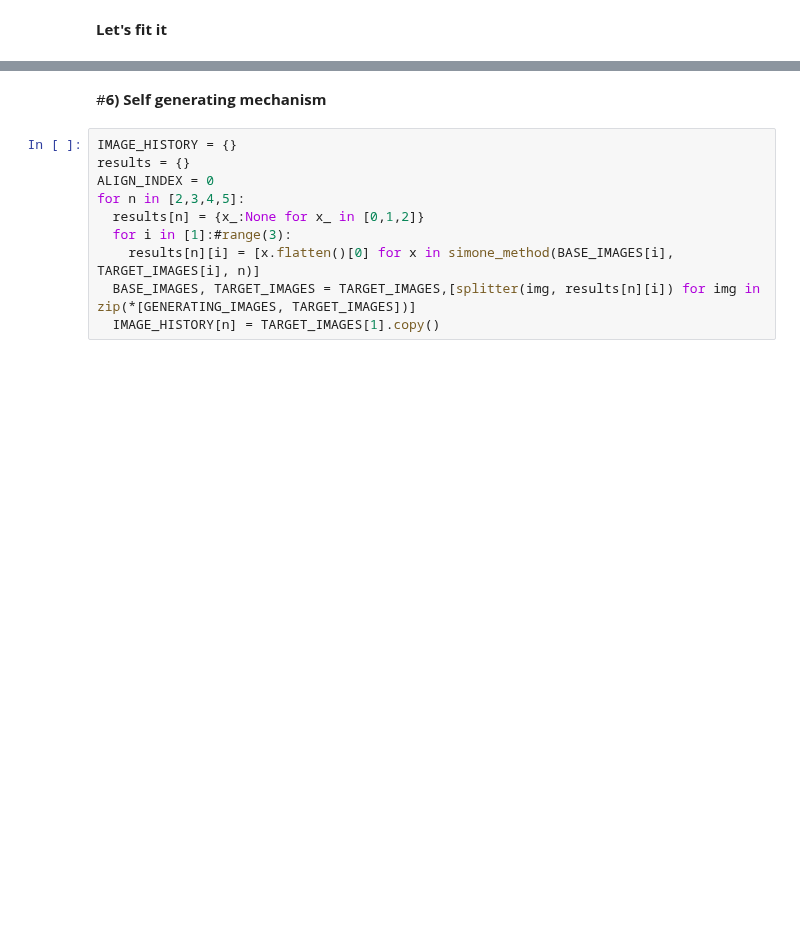
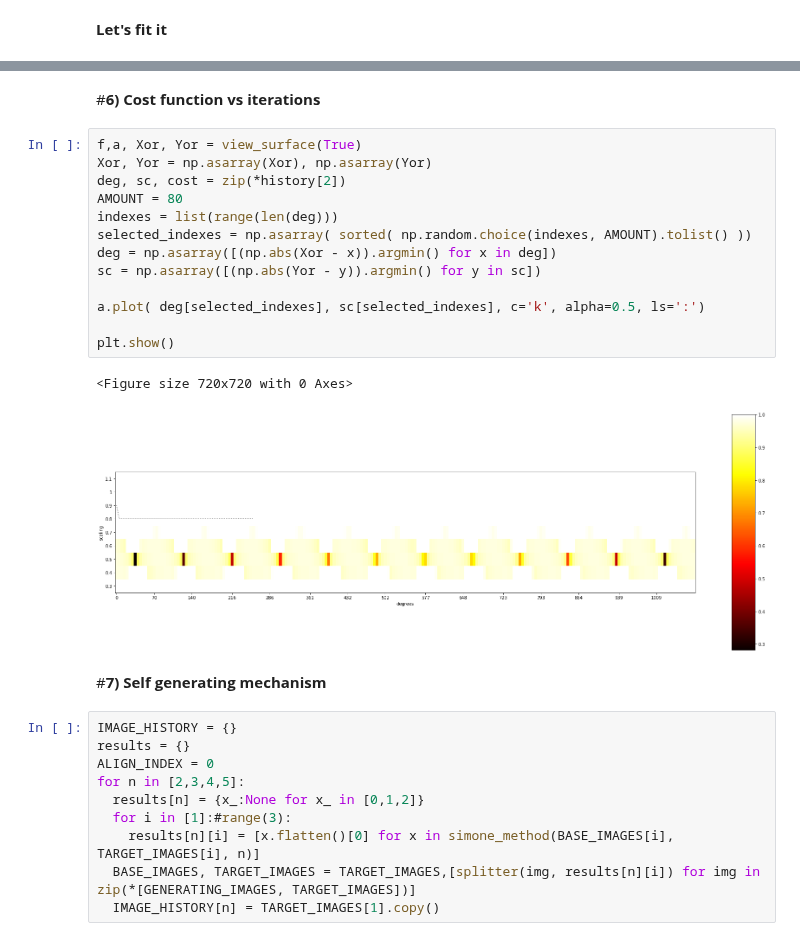
Before and after one commit to lcipolina/escher, a Jupyter notebook: optimization/optimization.ipynb, the cells around one changed output, grey strips where cells are left out. Drawn from its saved outputs; the diff is of its cells as text; blank space fills up the shorter version.

```diff
--- a/optimization/optimization.ipynb
+++ b/optimization/optimization.ipynb
@@ -408,5 +435,23 @@ show(2, 2)
+# %% [markdown]
+#<b>6) Cost function vs iterations</b>
+# %%
+f,a, Xor, Yor = view_surface(True)
+Xor, Yor = np.asarray(Xor), np.asarray(Yor)
+deg, sc, cost = zip(*history[2])
+AMOUNT = 80
+indexes = list(range(len(deg)))
+selected_indexes = np.asarray( sorted( np.random.choice(indexes, AMOUNT).tolist() ))
+deg = np.asarray([(np.abs(Xor - x)).argmin() for x in deg])
+sc = np.asarray([(np.abs(Yor - y)).argmin() for y in sc])
+
+a.plot( deg[selected_indexes], sc[selected_indexes], c='k', alpha=0.5, ls=':')
+
+plt.show()
+# %% [output]
+<Figure size 720x720 with 0 Axes>
+[figure, added]
 # %% [markdown]
-#<b>6) Self generating mechanism</b>
+#<b>7) Self generating mechanism</b>
 # %%
 IMAGE_HISTORY = {}
 results = {}
```
Also changed, not shown: parts of 10 cells of this notebook.
